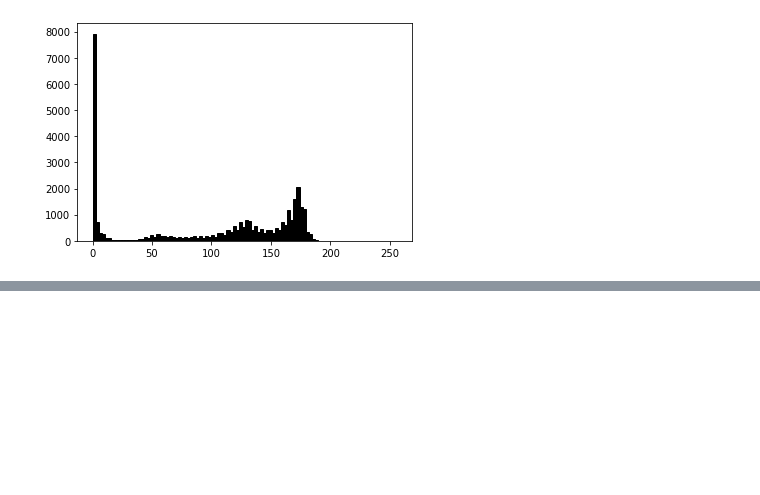
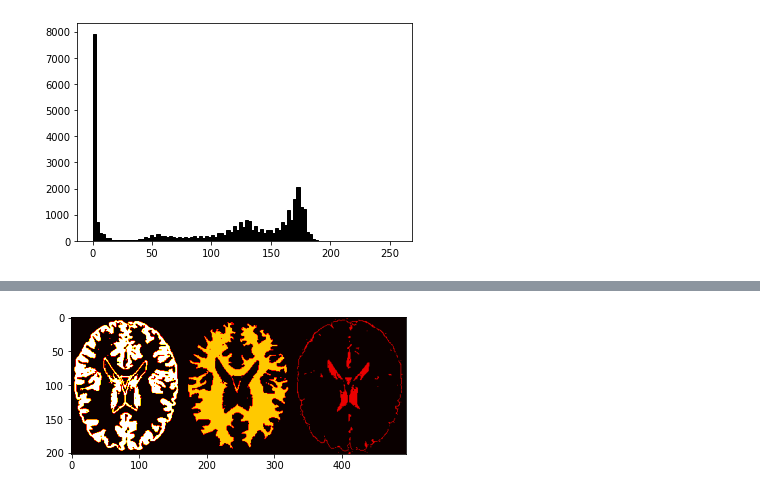
Before and after one commit to rasql/edunum, a Jupyter notebook: doc/python/le/7/mri_exercice.ipynb, the cells around one changed output, grey strips where cells are left out. Cells and saved outputs as stored; diff of their text form; code cells hidden in the pictures; blank space fills up the shorter version.

```diff
--- a/doc/python/le/7/mri_exercice.ipynb
+++ b/doc/python/le/7/mri_exercice.ipynb
@@ -120,0 +148,5 @@ max(np.ravel(all))
+# %%
+All = np.hstack([gm, wm, csf])
+plt.imshow(All, cmap = 'hot');
+# %% [output]
+[figure, added]
```
Also changed, not shown: parts of 40 cells of this notebook, 4 other files.
